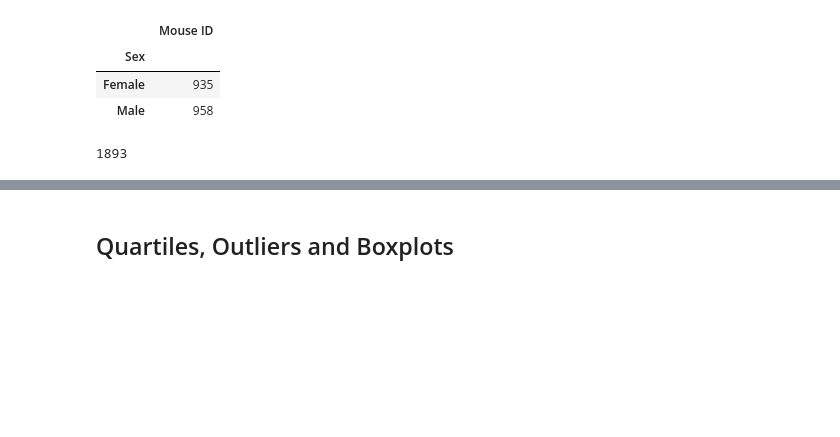
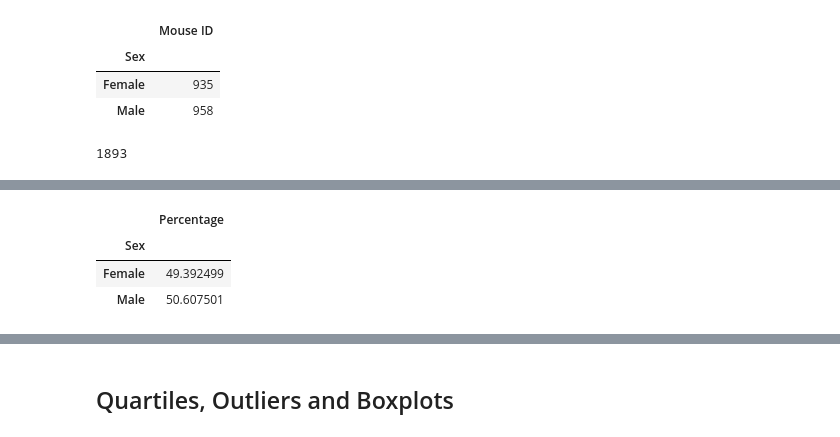
Before and after one commit to lgrayes/matplotlib-challenge, a Jupyter notebook: Pymaceuticals/matTest02.ipynb, the cells around one changed output, grey strips where cells are left out. Saved outputs shown, nothing was run; the diff lists cells and outputs as text; code cells hidden in the pictures; blank space fills up the shorter version.

```diff
--- a/Pymaceuticals/matTest02.ipynb
+++ b/Pymaceuticals/matTest02.ipynb
@@ -561,5 +561,13 @@ MouseIDsex2_count
 | Sex |  |  |
 | Female | 935 | 49.392499 |
 | Male | 958 | 50.607501 |
+# %%
+regimen6_df = MouseIDsex2_count[["Percentage"]]
+regimen6_df
+# %% [output]
+|  | Percentage |
+| Sex |  |
+| Female | 49.392499 |
+| Male | 50.607501 |
 # %%
 # Generate a pie plot showing the distribution of female versus male mice using pyplot
```
Also changed, not shown: parts of 2 cells of this notebook.
